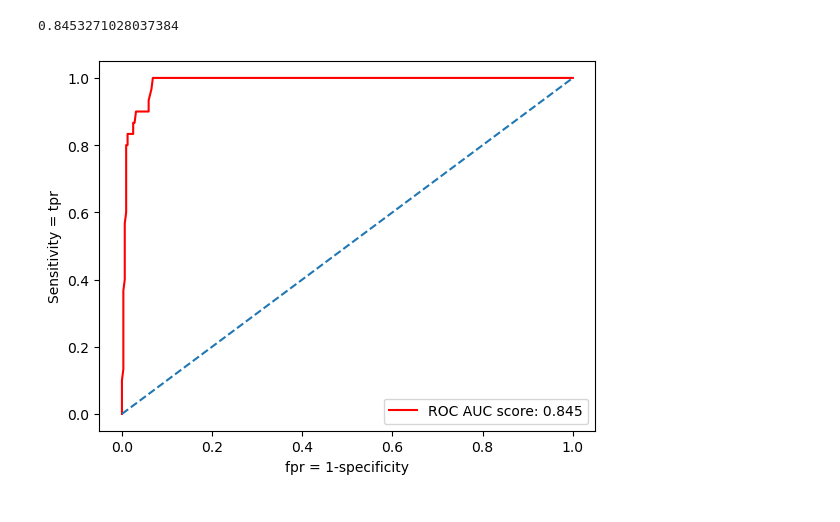
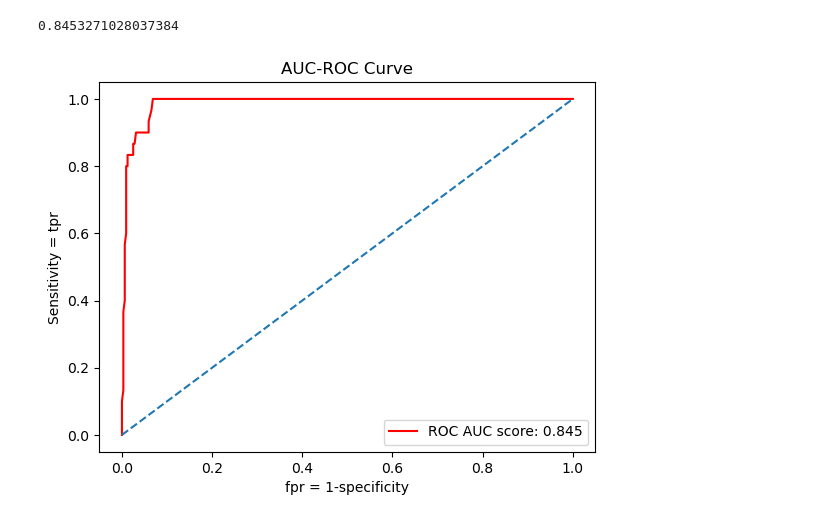
Before and after one commit to tamaricki/Projects, a Jupyter notebook: predictive_maintenance.ipynb, the cells around one changed output. Saved outputs shown, nothing was run; the diff lists cells and outputs as text; code cells hidden in the pictures.

```diff
--- a/predictive_maintenance.ipynb
+++ b/predictive_maintenance.ipynb
@@ -417,12 +399,13 @@ roc_score_tree
 0.8453271028037384
 # %%
 proba = rfc.predict_proba(x1_test)
-fpr, tpr, thresholds = roc_curve(y1_test, proba[:,1]) # we are checking probabiliteis of 2nd class
+fpr, tpr, thresholds = roc_curve(y1_test, proba[:,1]) # we are checking probabilities of 2nd class
 plt.plot(fpr,tpr, color = 'red', label='ROC AUC score: {}'.format(round(roc_score_tree, 3)))
 plt.plot([0,1], [0,1], linestyle='--')
+plt.title('AUC-ROC Curve')
 plt.xlabel('fpr = 1-specificity')
 plt.ylabel('Sensitivity = tpr')
 plt.legend()
 plt.show()
 # %% [output]
-[figure, old version]
+[figure, new version]
```
Also changed, not shown: parts of 27 cells of this notebook.
